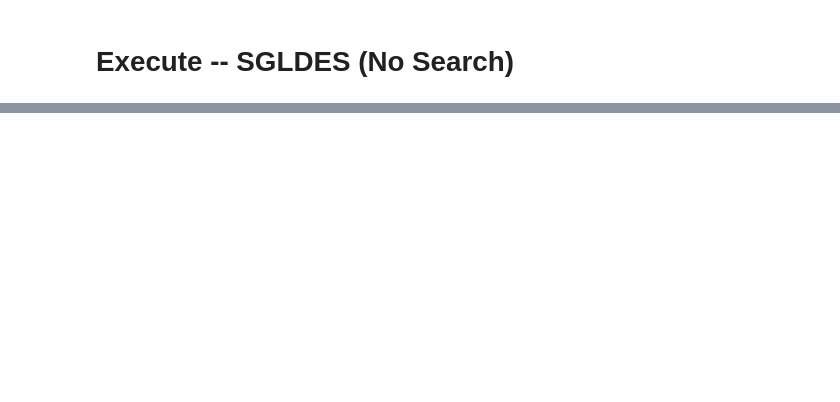
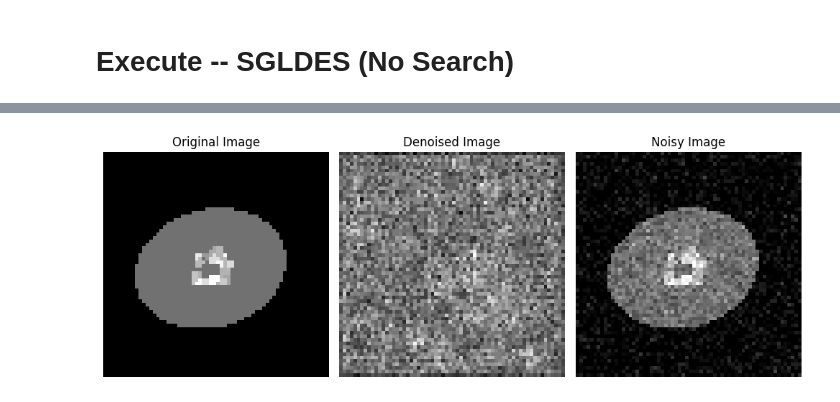
Before and after one commit to himbostradamus/dip-in-darts, a Jupyter notebook: execute_SGLDES.ipynb, the cells around one changed output, grey strips where cells are left out. Saved outputs shown, nothing was run; the diff lists cells and outputs as text; code cells hidden in the pictures; blank space fills up the shorter version.

```diff
--- a/execute_SGLDES.ipynb
+++ b/execute_SGLDES.ipynb
@@ -116,0 +316,99 @@ lightning.fit(model)
+# %%
+from search_eval.eval_generic import SGLDES
+from search_space.unetAttention import UNetAttention
+# INPUTS
+
+# Non HPO inputs
+total_iterations = 1200
+show_every = 100 #200
+report_every = 10 #25
+
+# HPO inputs
+#  note a smaller learning rate affecs the SGLD, so overfitting happens FASTER at LOWER learning rates (start with 0.01)
+learning_rate = .1 # 0.1089
+buffer_size = 200# 500
+patience = 150# 100
+weight_decay= 5e-8 # 5.0e-8
+
+resolution = 64
+noise_level = 0.09
+noise_type = 'gaussian'
+phantom_num = np.random.randint(0, 50) # 45
+
+phantom = np.load(f'phantoms/ground_truth/{resolution}/{phantom_num}.npy')
+phantom_noisy= np.load(f'phantoms/{noise_type}/res_{resolution}/nl_{noise_level}/p_{phantom_num}.npy')
+
+# model = torch.hub.load('mateuszbuda/brain-segmentation-pytorch', 'unet', in_channels=1, out_channels=1, init_features=64, pretrained=False)
+# model = model = DeepImagePrior(in_channels=1, out_channels=1, depth=5)
+model = UNet(in_channels=1, out_channels=1, init_features=64, depth=4)
+
+print(f"\n\n----------------------------------")
+print(f'Experiment Configuration:')
+print(f'\tTotal Iterations: {total_iterations}')
+
+print(f'\tPatience: {patience}')
+print(f'\tBuffer Size: {buffer_size}')
+print(f'\tLearning Rate: {learning_rate}')
+print(f'\tWeight Decay: {weight_decay}')
+
+print(f'\tImage Resolution: {resolution}')
+print(f'\tPlotting every {show_every} iterations')
+print(f"----------------------------------\n\n")
+
+# Create the lightning module
+module = SGLDES(
+                 phantom=phantom,
+                 phantom_noisy=phantom_noisy,
+
+                 learning_rate=learning_rate,
+                 buffer_size=buffer_size,
+                 patience=patience,
+                 weight_decay=weight_decay,
+
+                 model_cls=model,
+                 HPO=False,
+                 NAS=False,
+                 OneShot=False,
+                 SGLD_regularize=False,
+                 ES=False,
+                 switch=None,
+                 plotting=True
+                )
+
+# Create a PyTorch Lightning trainer
+trainer = Trainer(
+            max_epochs=total_iterations,
+            fast_dev_run=False,
+            gpus=1,
+            )
+
+if not hasattr(trainer, 'optimizer_frequencies'):
+    trainer.optimizer_frequencies = []
+
+
+# Create the lighting object for evaluator
+train_loader = DataLoader(SingleImageDataset(phantom, num_iter=1), batch_size=1)
+
+lightning = Lightning(lightning_module=module, trainer=trainer, train_dataloaders=train_loader, val_dataloaders=None)
+lightning.fit(model)
+
+
+### previous config
+# ----------------------------------
+# Experiment Configuration:
+# 	Total Iterations: 1400
+# 	Patience: 200
+# 	Buffer Size: 500
+# 	Learning Rate: 0.08
+# 	Weight Decay: 5e-08
+# 	Image Resolution: 64
+# 	Plotting every 200 iterations
+# ----------------------------------
+
+### new config
+# ----------------------------------
+# learning_rate = 0.08
+# patience = 200
+# buffer_size = 500
+# weight_decay=5e-8
+# %% [output]
@@ -116,0 +443 @@ lightning.fit(model)
+[figure, added]
```
Also changed, not shown: parts of 7 cells of this notebook, 25 other files.
